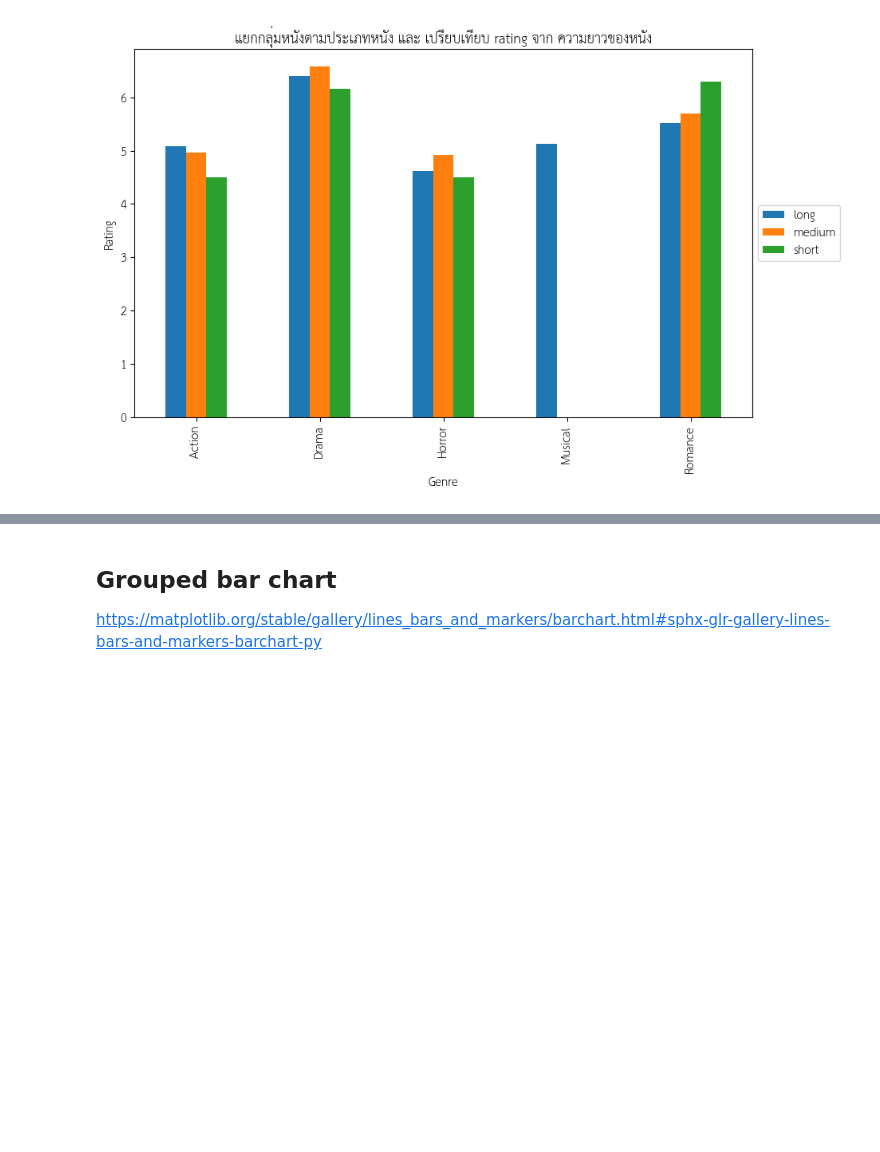
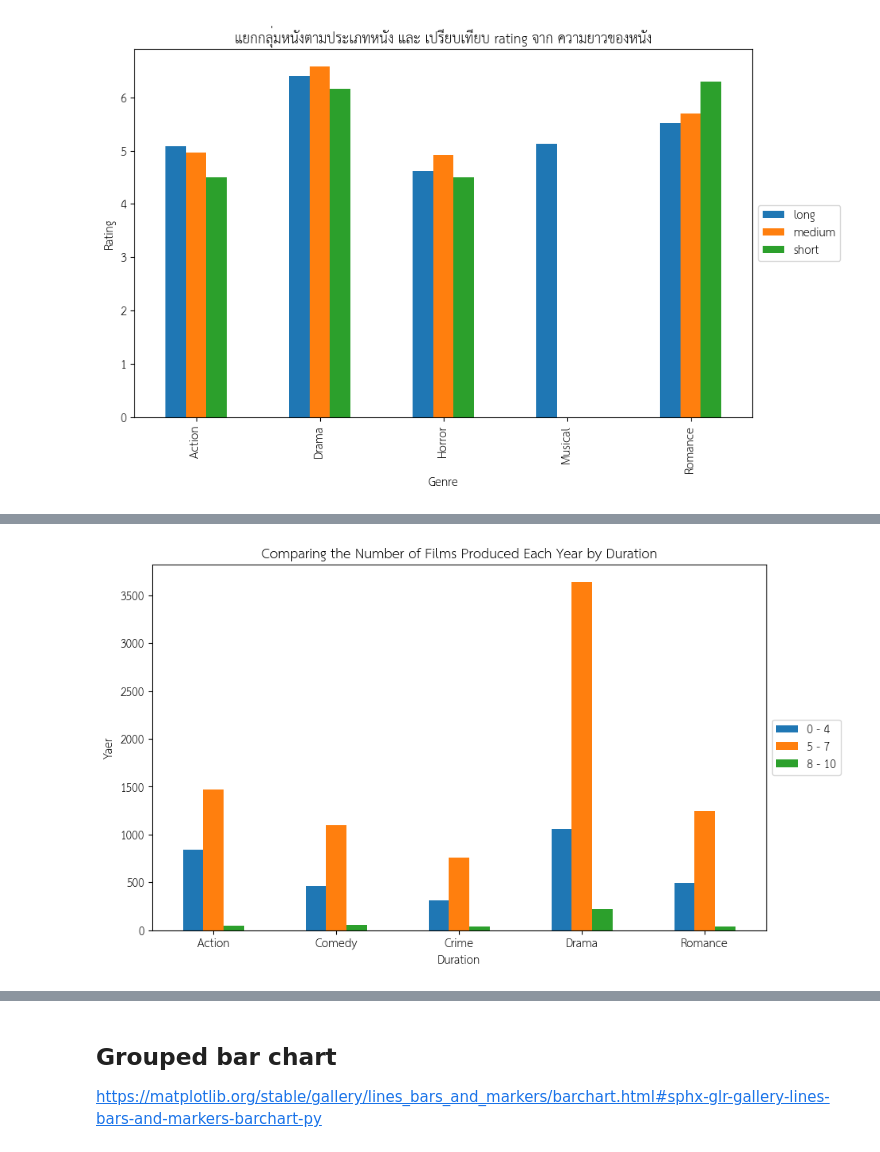
Before and after one commit to Meaiie/python_dataviz2024, a Jupyter notebook: Visualize_Data_Comparison_2024.ipynb, the cells around one changed output, grey strips where cells are left out. Saved outputs shown, nothing was run; the diff lists cells and outputs as text; code cells hidden in the pictures; blank space fills up the shorter version.

```diff
--- a/Visualize_Data_Comparison_2024.ipynb
+++ b/Visualize_Data_Comparison_2024.ipynb
@@ -467,0 +737,3 @@ plt.show()
+# %%
+group_2 = filtered_data.groupby(['Genre','Rating Category'])['Rating Category'].count().unstack()
+group_2
@@ -468,3 +748,20 @@ plt.show()
+# %%
+# Create the grouped bar chart
+group_2.plot(kind='bar', figsize=(10, 6))
+
+# Add labels and title
+plt.ylabel('Yaer')
+plt.xlabel('Duration')
+plt.title('Comparing the Number of Films Produced Each Year by Duration')
+
+# Move the legend outside the graph
+plt.legend(loc='center left', bbox_to_anchor=(1.0, 0.5))
+plt.xticks(rotation=0)
+plt.yticks(rotation=0)
+# Display the chart
+plt.show()
+# %% [output]
+[figure, added]
 # %%
 plt.bar([1,2,3,4,5,6,7],[data[data['search_timestamp'].dt.dayofweek == 0].shape[0],
                          data[data['search_timestamp'].dt.dayofweek == 1].shape[0],
```
Also changed, not shown: parts of 54 cells of this notebook.
